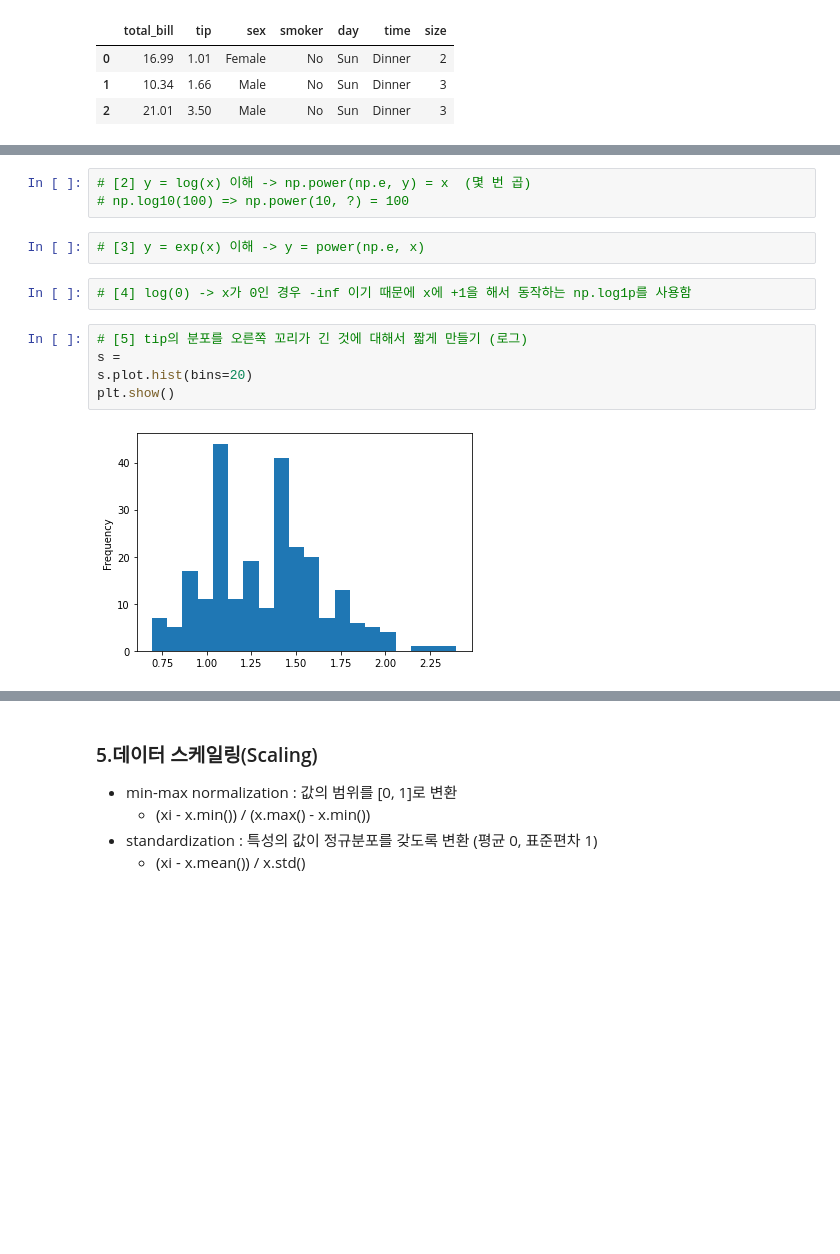
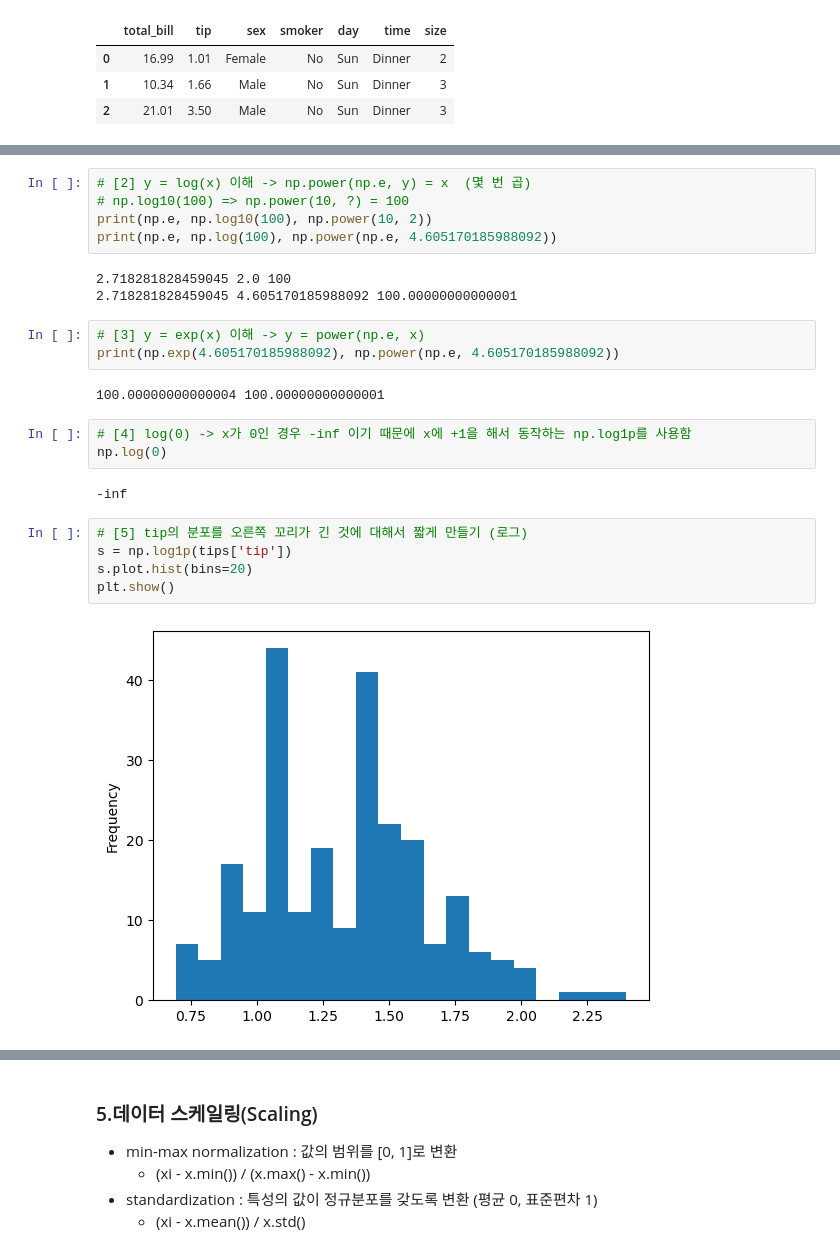
Before and after one commit to JM-world/BigData.Analysis.Article-Practical.skills, a Jupyter notebook: 1.pandas/[pandas_05]_Statistic_LAB.ipynb, the cells around one changed output, grey strips where cells are left out. Drawn from its saved outputs; the diff is of its cells as text; blank space fills up the shorter version.

```diff
--- a/1.pandas/[pandas_05]_Statistic_LAB.ipynb
+++ b/1.pandas/[pandas_05]_Statistic_LAB.ipynb
@@ -290,16 +290,27 @@ plt.show()
 # %%
 # [2] y = log(x) 이해 -> np.power(np.e, y) = x  (몇 번 곱)
 # np.log10(100) => np.power(10, ?) = 100
+print(np.e, np.log10(100), np.power(10, 2))
+print(np.e, np.log(100), np.power(np.e, 4.605170185988092))
+# %% [output]
+2.718281828459045 2.0 100
+2.718281828459045 4.605170185988092 100.00000000000001
 # %%
 # [3] y = exp(x) 이해 -> y = power(np.e, x)
+print(np.exp(4.605170185988092), np.power(np.e, 4.605170185988092))
+# %% [output]
+100.00000000000004 100.00000000000001
 # %%
 # [4] log(0) -> x가 0인 경우 -inf 이기 때문에 x에 +1을 해서 동작하는 np.log1p를 사용함
+np.log(0)
+# %% [output]
+-inf
 # %%
 # [5] tip의 분포를 오른쪽 꼬리가 긴 것에 대해서 짧게 만들기 (로그)
-s =
+s = np.log1p(tips['tip'])
 s.plot.hist(bins=20)
 plt.show()
 # %% [output]
-[figure, old version]
+[figure, new version]
 # %%
 # [6] tip의 분포를 오른쪽 꼬리가 긴 것에 대해서 짧게 만들기  (제곱근)
```
Also changed, not shown: parts of 42 cells of this notebook, 4 other files.
